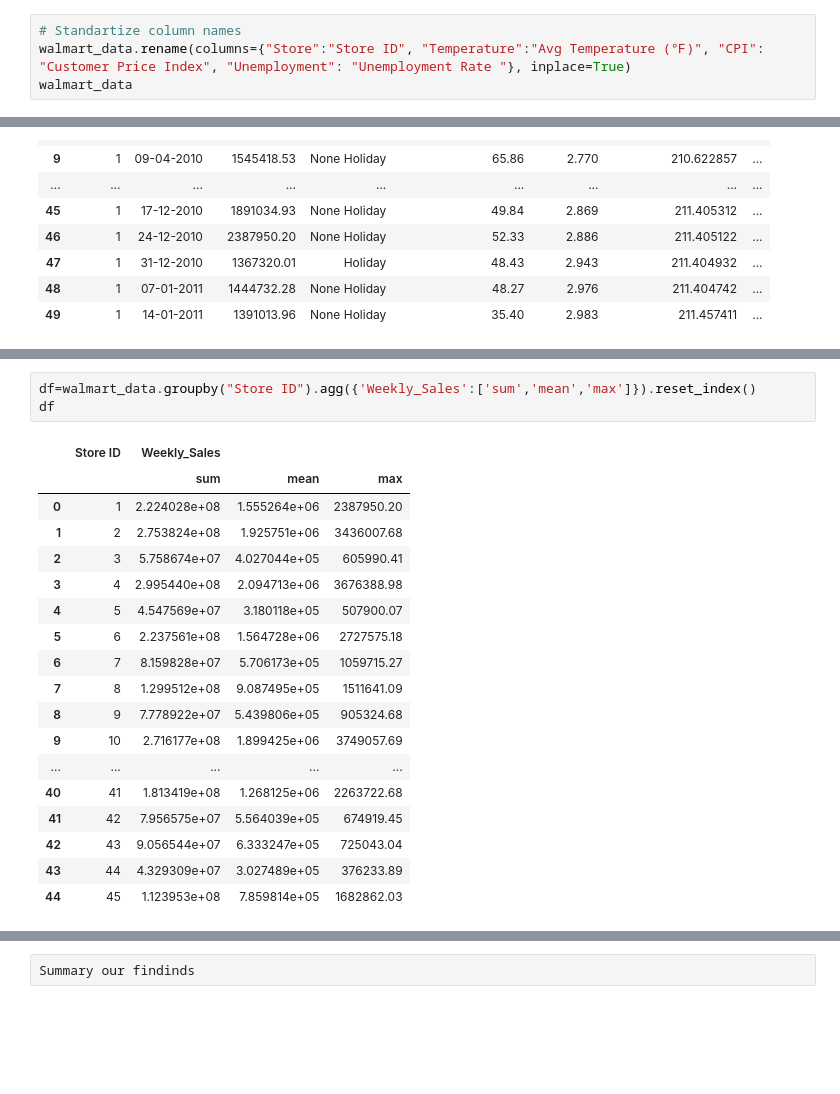
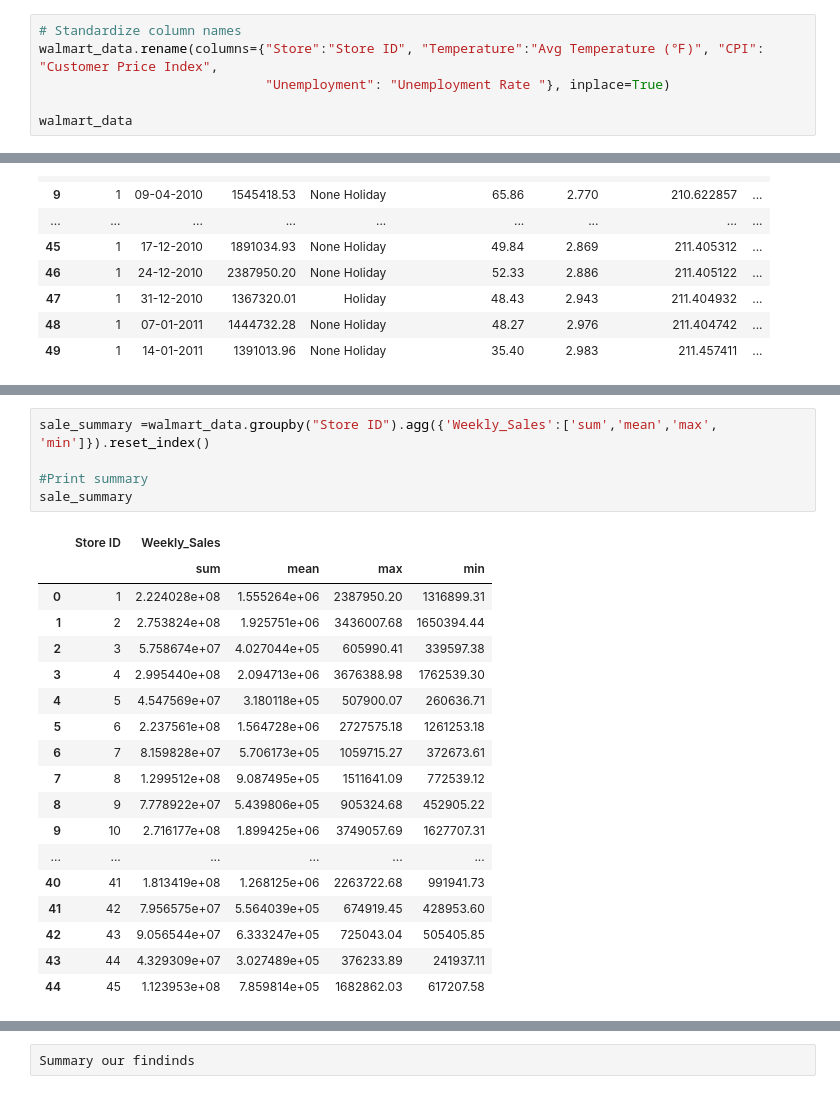
Before and after one commit to Shahab9372/Project1-Walmart_dataset, a Jupyter notebook: Exploring Walmart Sales.ipynb, the cells around one changed output, grey strips where cells are left out. Drawn from its saved outputs; the diff is of its cells as text; blank space fills up the shorter version.

```diff
--- a/Exploring Walmart Sales.ipynb
+++ b/Exploring Walmart Sales.ipynb
@@ -26,8 +26,10 @@ walmart_data.head(10)
 | 8 | 1 | 02-04-2010 | 1594968.28 | 0 | 62.27 | 2.719 | 210.820450 | 7.808 |
 | 9 | 1 | 09-04-2010 | 1545418.53 | 0 | 65.86 | 2.770 | 210.622857 | 7.808 |
 # %%
-# Standartize column names
-walmart_data.rename(columns={"Store":"Store ID", "Temperature":"Avg Temperature (℉)", "CPI": "Customer Price Index", "Unemployment": "Unemployment Rate "}, inplace=True)
+# Standardize column names
+walmart_data.rename(columns={"Store":"Store ID", "Temperature":"Avg Temperature (℉)", "CPI": "Customer Price Index",
+                             "Unemployment": "Unemployment Rate "}, inplace=True)
+
 walmart_data
 # %% [output]
 |  | Store ID | Date | Weekly_Sales | Holiday_Flag | Avg Temperature (℉) | Fuel_Price | Customer Price Index | ... |
@@ -208,23 +173,25 @@ sales_summary
 # %%
-df=walmart_data.groupby("Store ID").agg({'Weekly_Sales':['sum','mean','max']}).reset_index()
-df
+sale_summary =walmart_data.groupby("Store ID").agg({'Weekly_Sales':['sum','mean','max', 'min']}).reset_index()
+
+#Print summary
+sale_summary
 # %% [output]
-|  | Store ID | Weekly_Sales |  |  |
-|  |  | sum | mean | max |
-| 0 | 1 | 2.224028e+08 | 1.555264e+06 | 2387950.20 |
-| 1 | 2 | 2.753824e+08 | 1.925751e+06 | 3436007.68 |
-| 2 | 3 | 5.758674e+07 | 4.027044e+05 | 605990.41 |
-| 3 | 4 | 2.995440e+08 | 2.094713e+06 | 3676388.98 |
-| 4 | 5 | 4.547569e+07 | 3.180118e+05 | 507900.07 |
-| 5 | 6 | 2.237561e+08 | 1.564728e+06 | 2727575.18 |
-| 6 | 7 | 8.159828e+07 | 5.706173e+05 | 1059715.27 |
-| 7 | 8 | 1.299512e+08 | 9.087495e+05 | 1511641.09 |
-| 8 | 9 | 7.778922e+07 | 5.439806e+05 | 905324.68 |
-| 9 | 10 | 2.716177e+08 | 1.899425e+06 | 3749057.69 |
-| ... | ... | ... | ... | ... |
-| 40 | 41 | 1.813419e+08 | 1.268125e+06 | 2263722.68 |
-| 41 | 42 | 7.956575e+07 | 5.564039e+05 | 674919.45 |
-| 42 | 43 | 9.056544e+07 | 6.333247e+05 | 725043.04 |
-| 43 | 44 | 4.329309e+07 | 3.027489e+05 | 376233.89 |
-| 44 | 45 | 1.123953e+08 | 7.859814e+05 | 1682862.03 |
+|  | Store ID | Weekly_Sales |  |  |  |
+|  |  | sum | mean | max | min |
+| 0 | 1 | 2.224028e+08 | 1.555264e+06 | 2387950.20 | 1316899.31 |
+| 1 | 2 | 2.753824e+08 | 1.925751e+06 | 3436007.68 | 1650394.44 |
+| 2 | 3 | 5.758674e+07 | 4.027044e+05 | 605990.41 | 339597.38 |
+| 3 | 4 | 2.995440e+08 | 2.094713e+06 | 3676388.98 | 1762539.30 |
+| 4 | 5 | 4.547569e+07 | 3.180118e+05 | 507900.07 | 260636.71 |
+| 5 | 6 | 2.237561e+08 | 1.564728e+06 | 2727575.18 | 1261253.18 |
+| 6 | 7 | 8.159828e+07 | 5.706173e+05 | 1059715.27 | 372673.61 |
+| 7 | 8 | 1.299512e+08 | 9.087495e+05 | 1511641.09 | 772539.12 |
+| 8 | 9 | 7.778922e+07 | 5.439806e+05 | 905324.68 | 452905.22 |
+| 9 | 10 | 2.716177e+08 | 1.899425e+06 | 3749057.69 | 1627707.31 |
+| ... | ... | ... | ... | ... | ... |
+| 40 | 41 | 1.813419e+08 | 1.268125e+06 | 2263722.68 | 991941.73 |
+| 41 | 42 | 7.956575e+07 | 5.564039e+05 | 674919.45 | 428953.60 |
+| 42 | 43 | 9.056544e+07 | 6.333247e+05 | 725043.04 | 505405.85 |
+| 43 | 44 | 4.329309e+07 | 3.027489e+05 | 376233.89 | 241937.11 |
+| 44 | 45 | 1.123953e+08 | 7.859814e+05 | 1682862.03 | 617207.58 |
 # %%
```
Also changed, not shown: parts of 22 cells of this notebook.
